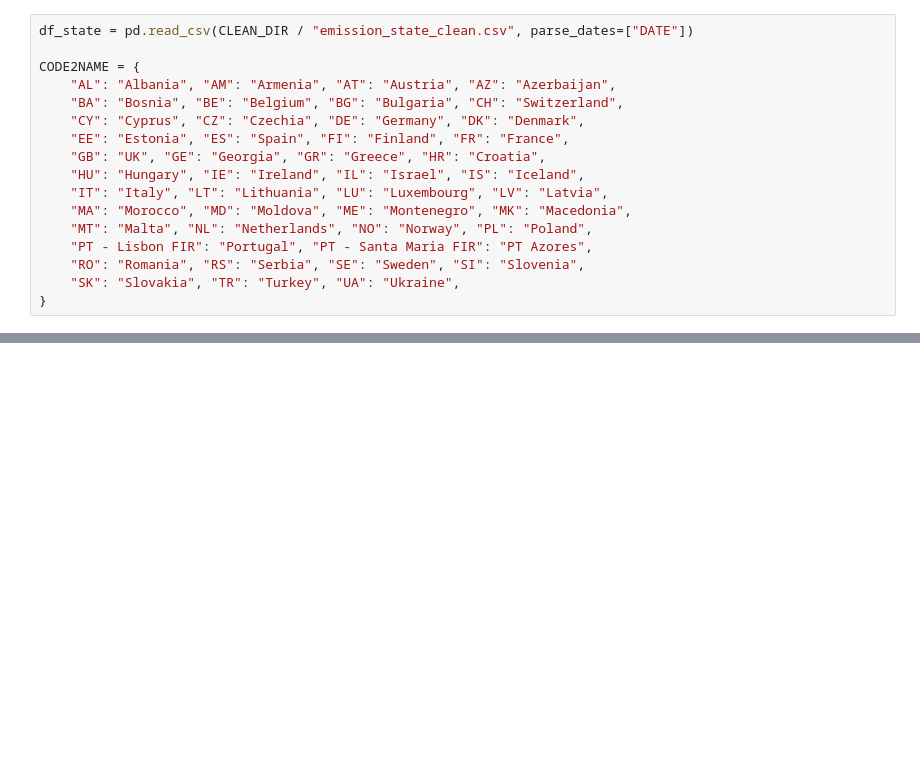
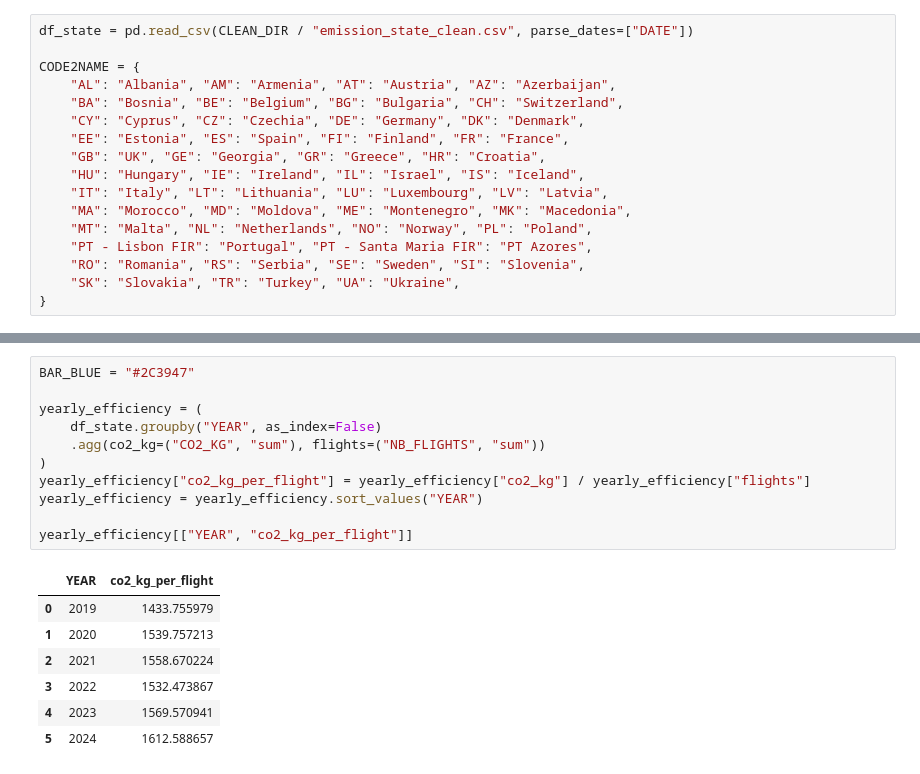
Before and after one commit to tabbba/Data-Visualization-, a Jupyter notebook: notebooks/white_black_hat.ipynb, the cells around one changed output, grey strips where cells are left out. Cells and saved outputs as stored; diff of their text form; blank space fills up the shorter version.

```diff
--- a/notebooks/white_black_hat.ipynb
+++ b/notebooks/white_black_hat.ipynb
@@ -237,0 +166,19 @@ plt.show()
+# %%
+BAR_BLUE = "#2C3947"
+
+yearly_efficiency = (
+    df_state.groupby("YEAR", as_index=False)
+    .agg(co2_kg=("CO2_KG", "sum"), flights=("NB_FLIGHTS", "sum"))
+)
+yearly_efficiency["co2_kg_per_flight"] = yearly_efficiency["co2_kg"] / yearly_efficiency["flights"]
+yearly_efficiency = yearly_efficiency.sort_values("YEAR")
+
+yearly_efficiency[["YEAR", "co2_kg_per_flight"]]
+# %% [output]
+|  | YEAR | co2_kg_per_flight |
+| 0 | 2019 | 1433.755979 |
+| 1 | 2020 | 1539.757213 |
+| 2 | 2021 | 1558.670224 |
+| 3 | 2022 | 1532.473867 |
+| 4 | 2023 | 1569.570941 |
+| 5 | 2024 | 1612.588657 |
```
Also changed, not shown: parts of 10 cells of this notebook, 5 other files.
